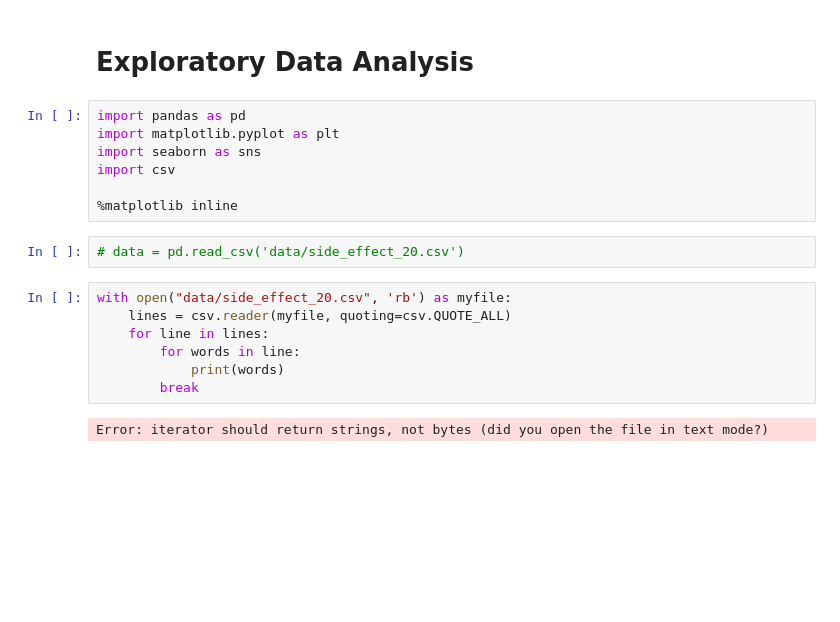
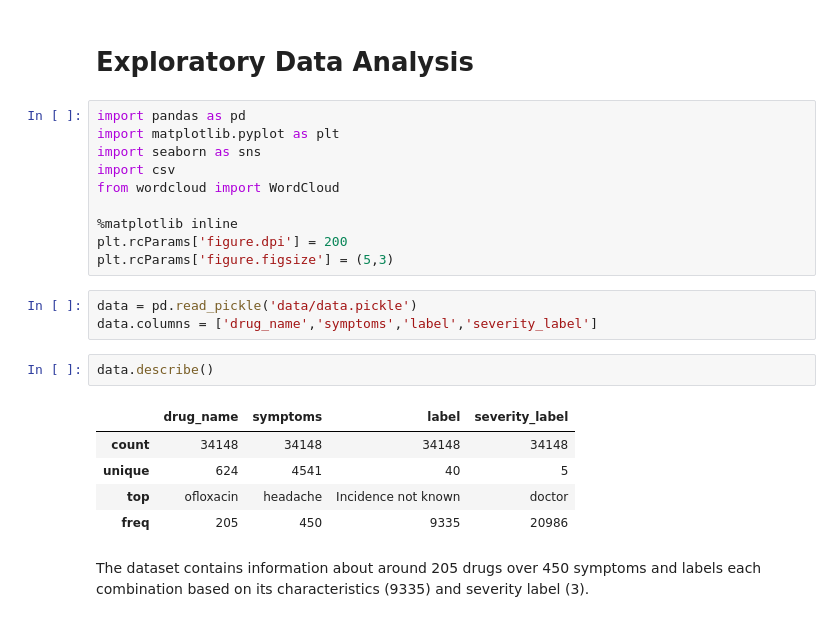
Before and after one commit to janakajain/medbot, a Jupyter notebook: analysis/exploratory-data-analysis.ipynb, the cells around one changed output. Saved outputs shown, nothing was run; the diff lists cells and outputs as text; blank space fills up the shorter version.

```diff
--- a/analysis/exploratory-data-analysis.ipynb
+++ b/analysis/exploratory-data-analysis.ipynb
@@ -5,16 +5,21 @@ import pandas as pd
 import matplotlib.pyplot as plt
 import seaborn as sns
 import csv
+from wordcloud import WordCloud
 
 %matplotlib inline
+plt.rcParams['figure.dpi'] = 200
+plt.rcParams['figure.figsize'] = (5,3)
-# %%
-# data = pd.read_csv('data/side_effect_20.csv')
-# %%
-with open("data/side_effect_20.csv", 'rb') as myfile:
-    lines = csv.reader(myfile, quoting=csv.QUOTE_ALL)
-    for line in lines:
-        for words in line:
-            print(words)
-        break
-# %% [output]
-Error: iterator should return strings, not bytes (did you open the file in text mode?)
+# %%
+data = pd.read_pickle('data/data.pickle')
+data.columns = ['drug_name','symptoms','label','severity_label']
+# %%
+data.describe()
+# %% [output]
+|  | drug_name | symptoms | label | severity_label |
+| count | 34148 | 34148 | 34148 | 34148 |
+| unique | 624 | 4541 | 40 | 5 |
+| top | ofloxacin | headache | Incidence not known | doctor |
+| freq | 205 | 450 | 9335 | 20986 |
+# %% [markdown]
+The dataset contains information about around 205 drugs over 450 symptoms and labels each combination based on its characteristics (9335) and severity label (3).
```
Also changed, not shown: parts of 7 cells of this notebook, 5 other files.
